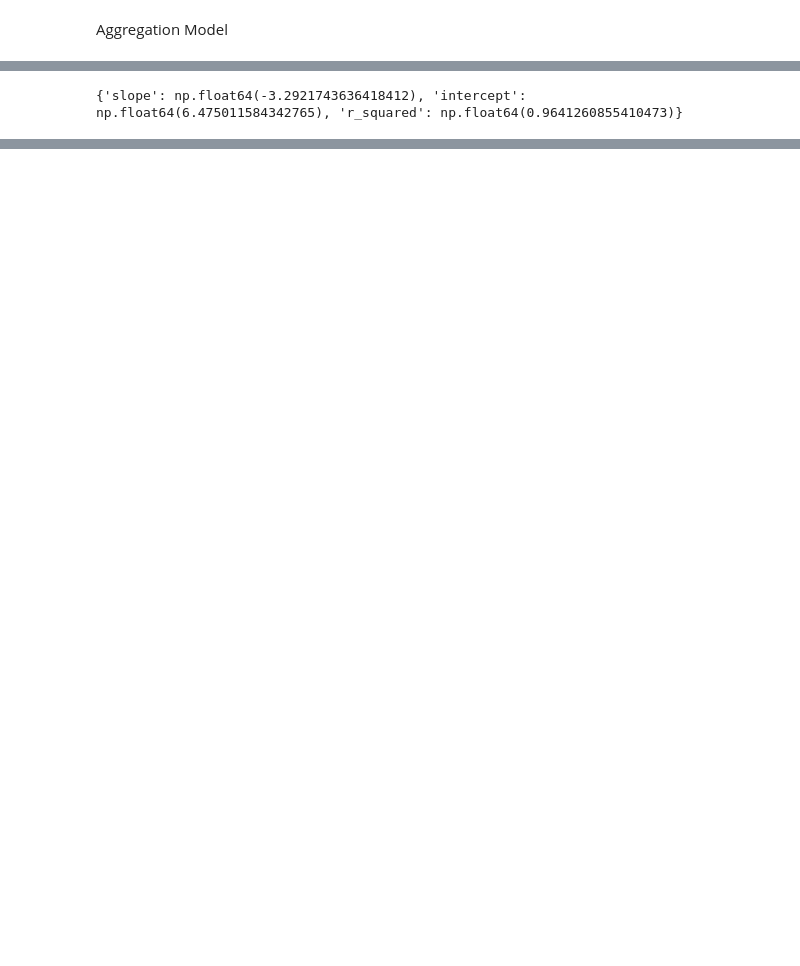
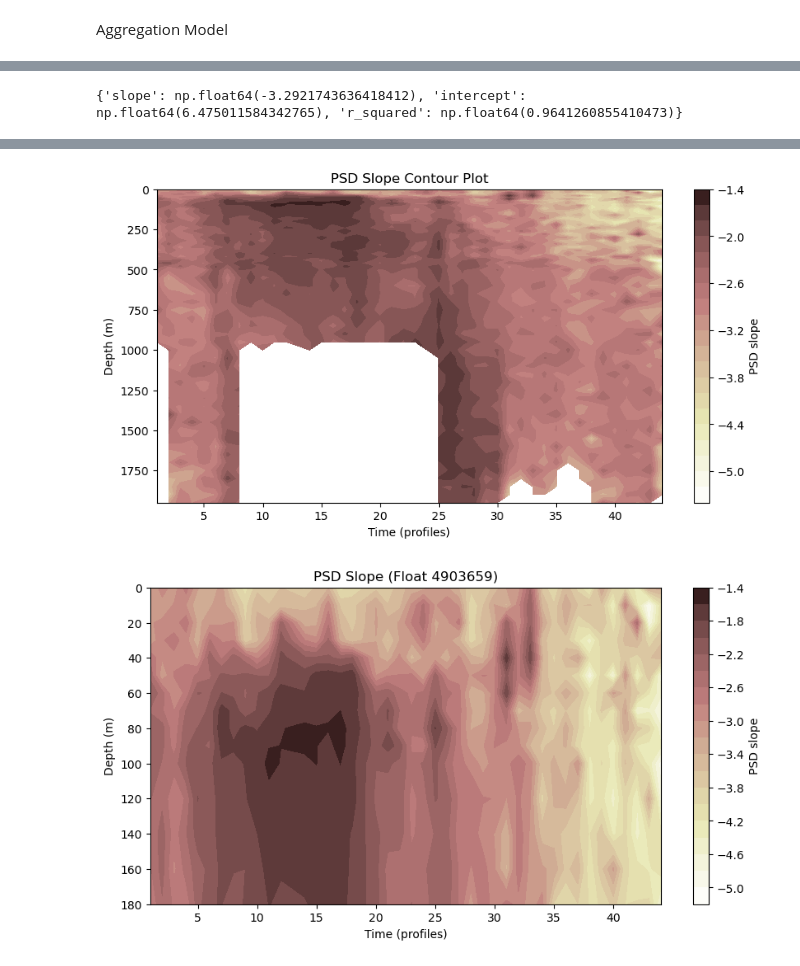
Before and after one commit to shodnett/agg_model_MSc, a Jupyter notebook: Agg_model.ipynb, the cells around one changed output, grey strips where cells are left out. Cells and saved outputs as stored; diff of their text form; code cells hidden in the pictures; blank space fills up the shorter version.

Commit message:
PSD plot done just to see

```diff
--- a/Agg_model.ipynb
+++ b/Agg_model.ipynb
@@ -266,7 +283,7 @@ KeyboardInterrupt:
 
 def psd_slope(sizes, concentrations, use_cumulative=False):
     """
-    Calculate PSD slope in log-log space using pandas only.
+    Calculate PSD slope in log-log space.
     """
 
     import pandas as pd
@@ -331,7 +348,6 @@ def psd_slope(sizes, concentrations, use_cumulative=False):
         "r_squared": r_squared
     }
 
-#test_p1_f490 = f490.p1.to_numpy()[0,1:]
 test_p1_f490 = pd.to_numeric(f490.p1.iloc[0, 1:], errors='coerce')
 print(psd_slope(size_classes, test_p1_f490))
 
@@ -363,11 +379,66 @@ for p_key in p_keys:
 # Create final DataFrame
 slope_df = pd.DataFrame(all_results)
 
-print(slope_df)
+#print(slope_df)
 
 
 # just need to plot and have a look
+fig, ax = plt.subplots(figsize=(10, 5))
 
-# model will need to account for different aggregation
+# Convert columns ("p1", "p2", ...) → numbers
+X = [int(col.replace("p", "")) for col in slope_df.columns]
+
+print(depth)
+
+# Depth (rows)
+Y = pd.to_numeric(depth, errors="coerce").to_numpy()
+
+# Meshgrid
+X_grid, Y_grid = np.meshgrid(X, Y)
+
+# Z values
+Z = slope_df.to_numpy(dtype=float)
+
+contour = plt.contourf(X_grid, Y_grid, Z, levels=20, cmap='pink_r')
+
+plt.colorbar(contour, label="PSD slope")
+plt.xlabel("Time (profiles)")
+plt.ylabel("Depth (m)")
+plt.title("PSD Slope Contour Plot")
+
+# Invert depth axis (common in oceanography)
+plt.gca().invert_yaxis()
+
+plt.show()
+
+
+
+# Plot from first 200 m
+fig, ax = plt.subplots(figsize=(10, 5))
+
+# Convert columns ("p1", "p2", ...) → numbers
+X = [int(col.replace("p", "")) for col in slope_df.columns]
+
+# Depth (rows)
+Y = pd.to_numeric(depth, errors="coerce").to_numpy()
+Y_shallow = Y[0:15]
+
+# Meshgrid
+X_grid, Y_grid = np.meshgrid(X, Y_shallow)     # specify range that is length of Y and X
+
+# Z values
+Z = slope_df.iloc[:15, :].to_numpy(dtype=float)
+
+contour = plt.contourf(X_grid, Y_grid, Z, levels=20, cmap='pink_r')
+
+plt.colorbar(contour, label="PSD slope")
+plt.xlabel("Time (profiles)")
+plt.ylabel("Depth (m)")
+plt.title("PSD Slope (Float 4903659)")
+
+# Invert depth axis (common in oceanography)
+plt.gca().invert_yaxis()
+
+plt.show()
 # %% [output]
 {'slope': np.float64(-3.2921743636418412), 'intercept': np.float64(6.475011584342765), 'r_squared': np.float64(0.9641260855410473)}
@@ -390,0 +462,2 @@ print(slope_df)
+[figure, added]
+[figure, added]
```
Also changed, not shown: parts of 4 cells of this notebook, 1 other file.
